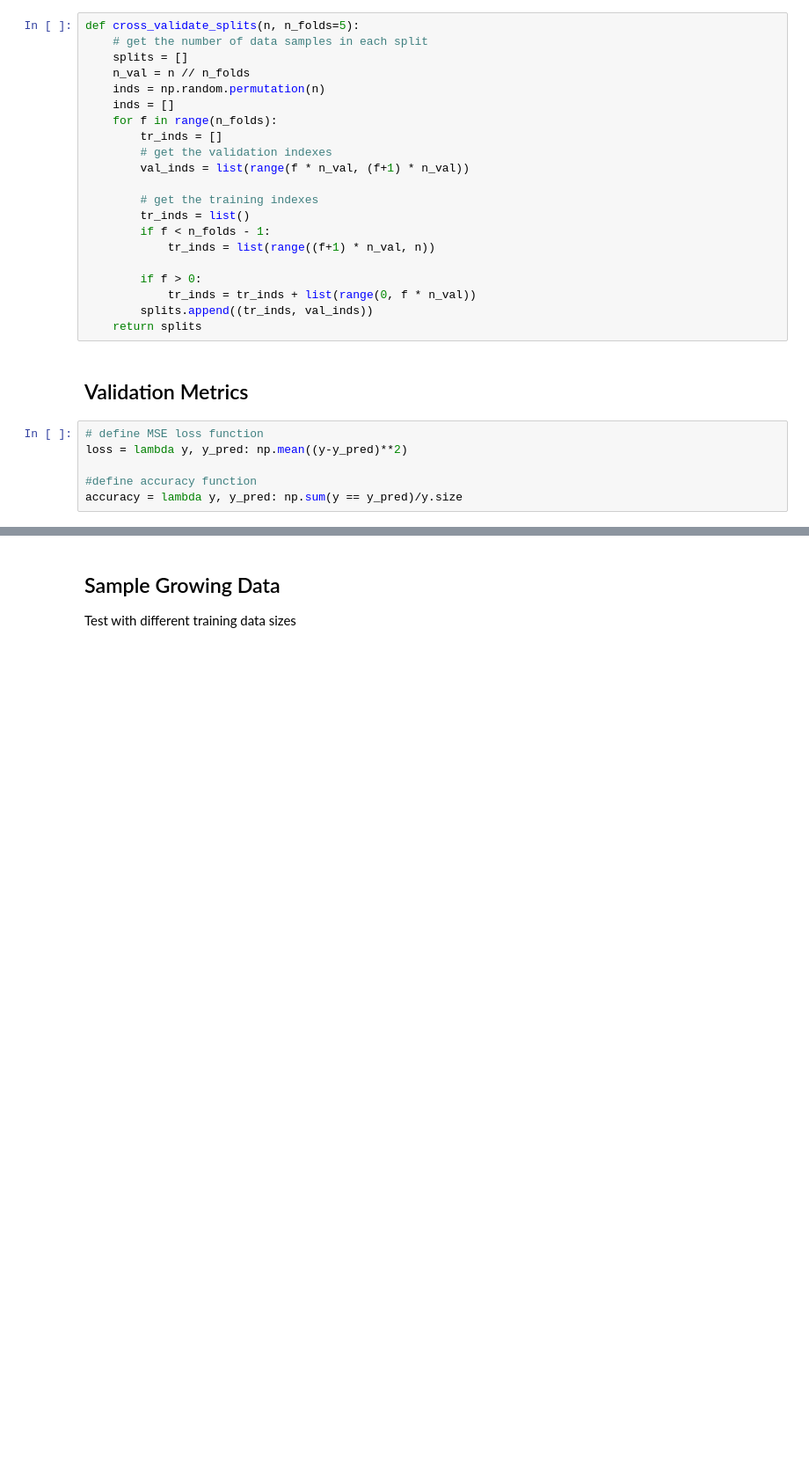
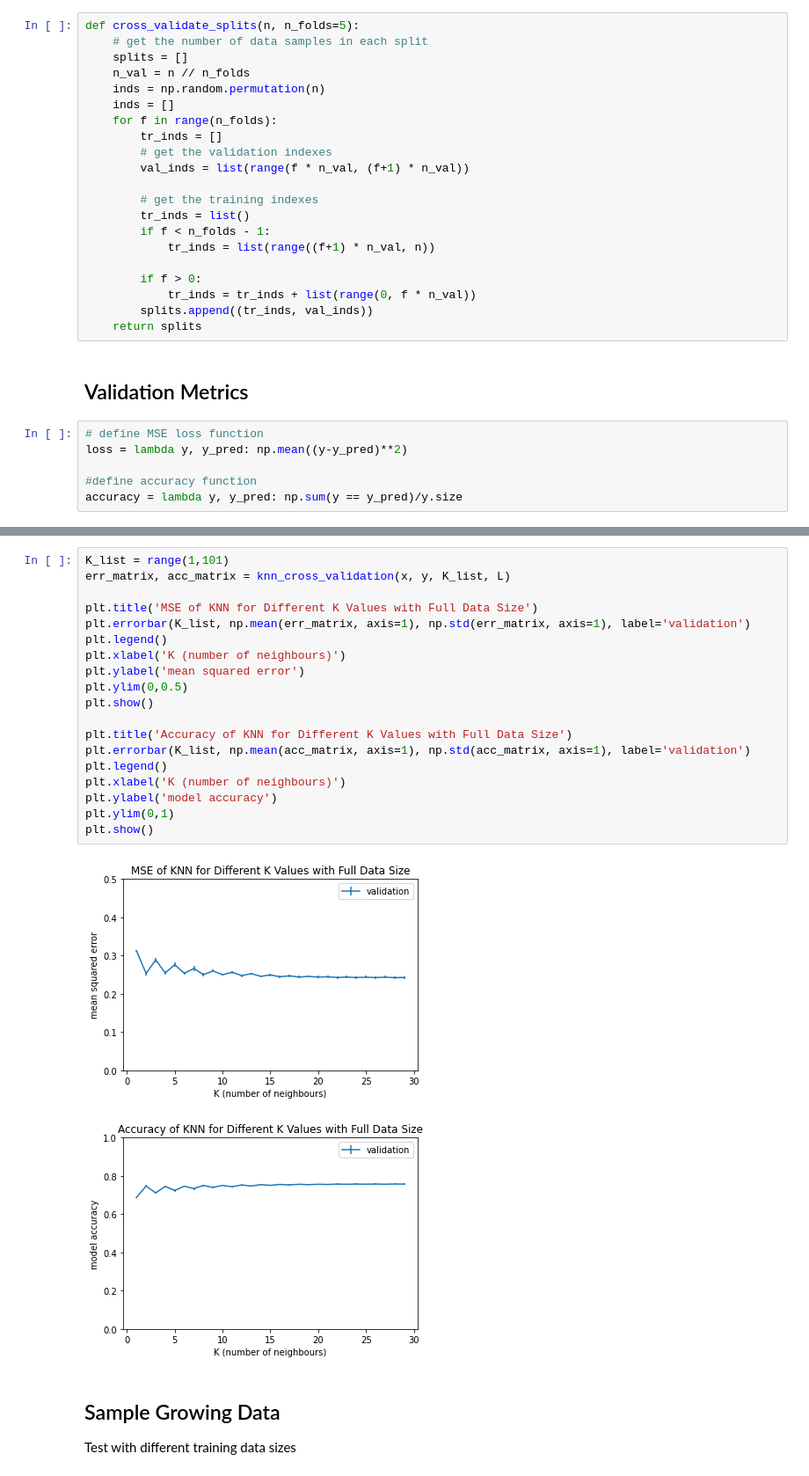
Before and after one commit to chrismartel/COMP551, a Jupyter notebook: projects/mini_project_1/adult.ipynb, the cells around one changed output, grey strips where cells are left out. Shown at 88% size. Cells and saved outputs as stored; diff of their text form; blank space fills up the shorter version.

```diff
--- a/projects/mini_project_1/adult.ipynb
+++ b/projects/mini_project_1/adult.ipynb
@@ -174,3 +169,25 @@ plt.show()
+# %%
+K_list = range(1,101)
+err_matrix, acc_matrix = knn_cross_validation(x, y, K_list, L)
+
+plt.title('MSE of KNN for Different K Values with Full Data Size')
+plt.errorbar(K_list, np.mean(err_matrix, axis=1), np.std(err_matrix, axis=1), label='validation')
+plt.legend()
+plt.xlabel('K (number of neighbours)')
+plt.ylabel('mean squared error')
+plt.ylim(0,0.5)
+plt.show()
+
+plt.title('Accuracy of KNN for Different K Values with Full Data Size')
+plt.errorbar(K_list, np.mean(acc_matrix, axis=1), np.std(acc_matrix, axis=1), label='validation')
+plt.legend()
+plt.xlabel('K (number of neighbours)')
+plt.ylabel('model accuracy')
+plt.ylim(0,1)
+plt.show()
+# %% [output]
+[figure, added]
+[figure, added]
 # %% [markdown]
 ## Sample Growing Data
 
```
Also changed, not shown: parts of 11 cells of this notebook.
